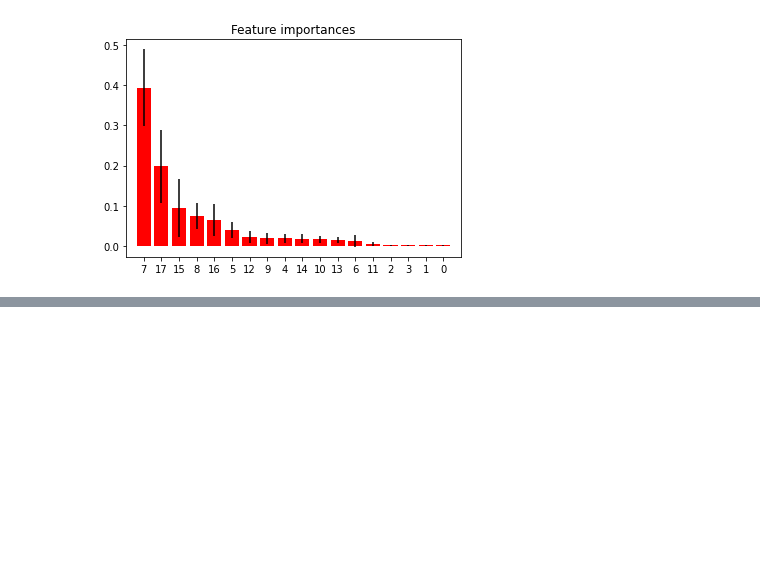
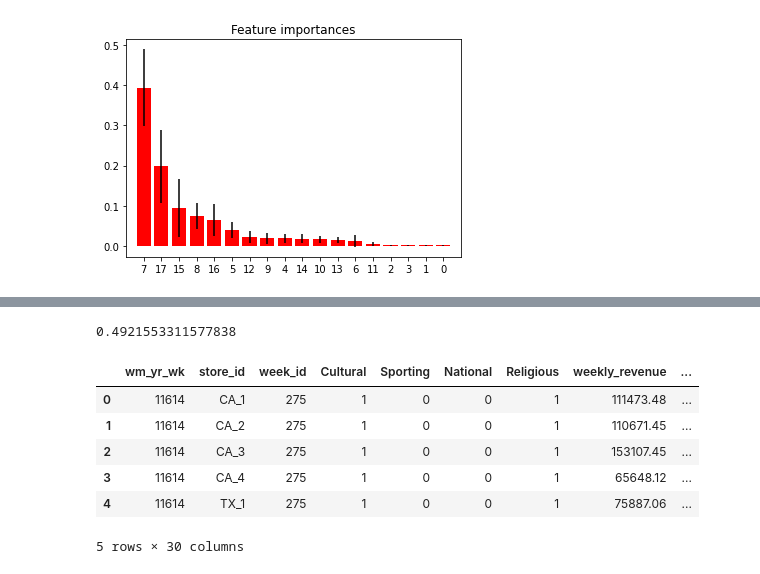
Before and after one commit to harryzyz/ISYE6740GroupProject, a Jupyter notebook: MadisonModeling.ipynb, the cells around one changed output, grey strips where cells are left out. Cells and saved outputs as stored; diff of their text form; code cells hidden in the pictures; blank space fills up the shorter version.

```diff
--- a/MadisonModeling.ipynb
+++ b/MadisonModeling.ipynb
@@ -329,0 +436,2 @@ Feature ranking:
+# %%
+y_pred_eval_l1 = model.predict(X_eval)
@@ -329,0 +456,21 @@ Feature ranking:
+# %%
+# Calculate MAPE
+mape_eval_l1 = statistics.mean(abs((y_eval - y_pred_eval_l1)/y_eval))
+print(mape_eval_l1)
+# %% [output]
+0.4921553311577838
+# %%
+# Merge prediction to dataset to sort by week
+df_eval_l1 = pd.DataFrame({'y_pred_eval_l1':y_pred_eval_l1})
+
+df_eval_l1_2= pd.concat([eval_df, df_eval_l1], axis=1)
+
+df_eval_l1_2.head()
+# %% [output]
+|  | wm_yr_wk | store_id | week_id | Cultural | Sporting | National | Religious | weekly_revenue | ... |
+| 0 | 11614 | CA_1 | 275 | 1 | 0 | 0 | 1 | 111473.48 | ... |
+| 1 | 11614 | CA_2 | 275 | 1 | 0 | 0 | 1 | 110671.45 | ... |
+| 2 | 11614 | CA_3 | 275 | 1 | 0 | 0 | 1 | 153107.45 | ... |
+| 3 | 11614 | CA_4 | 275 | 1 | 0 | 0 | 1 | 65648.12 | ... |
+| 4 | 11614 | TX_1 | 275 | 1 | 0 | 0 | 1 | 75887.06 | ... |
+5 rows × 30 columns
```
Also changed, not shown: parts of 19 cells of this notebook.
